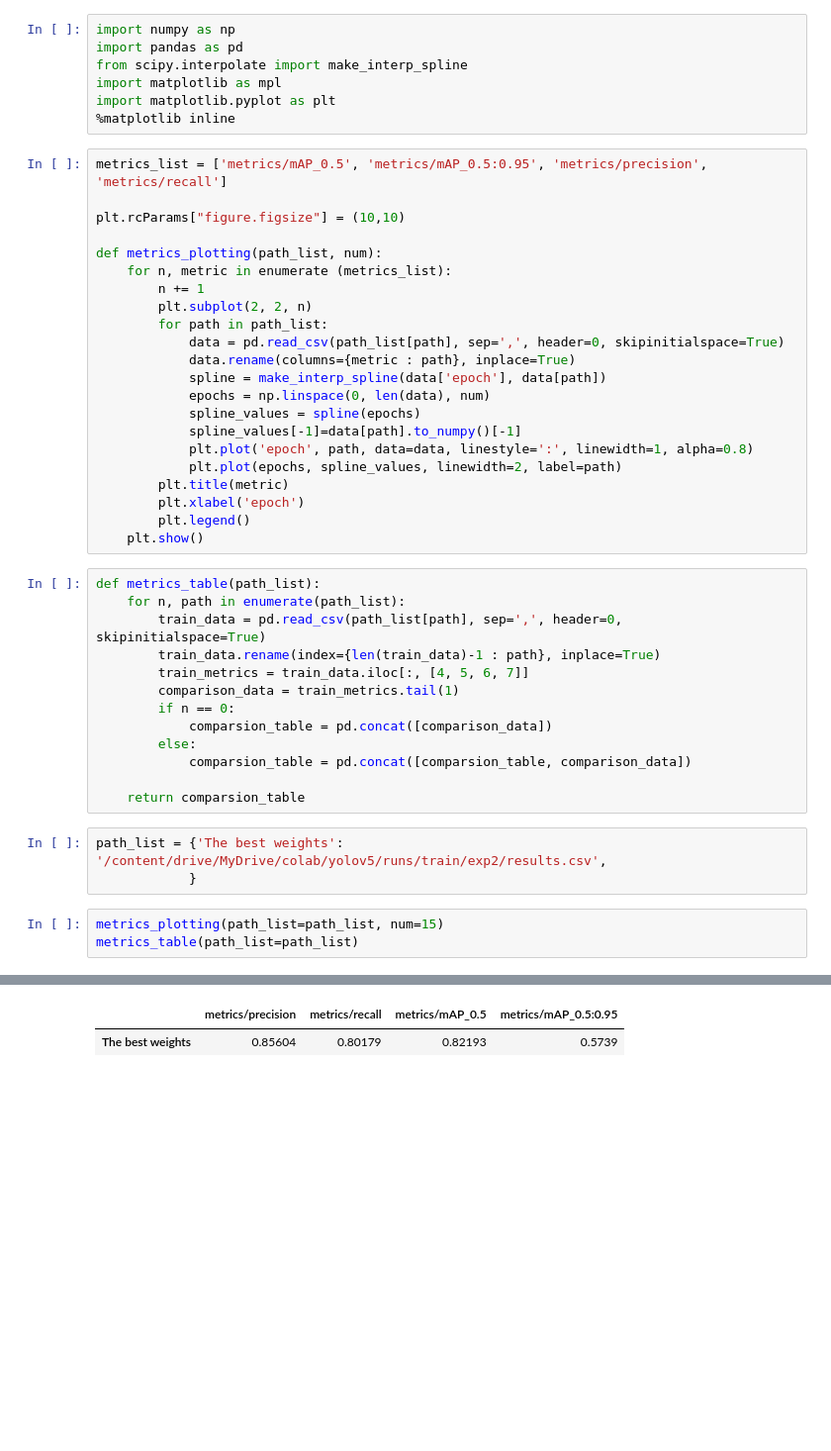
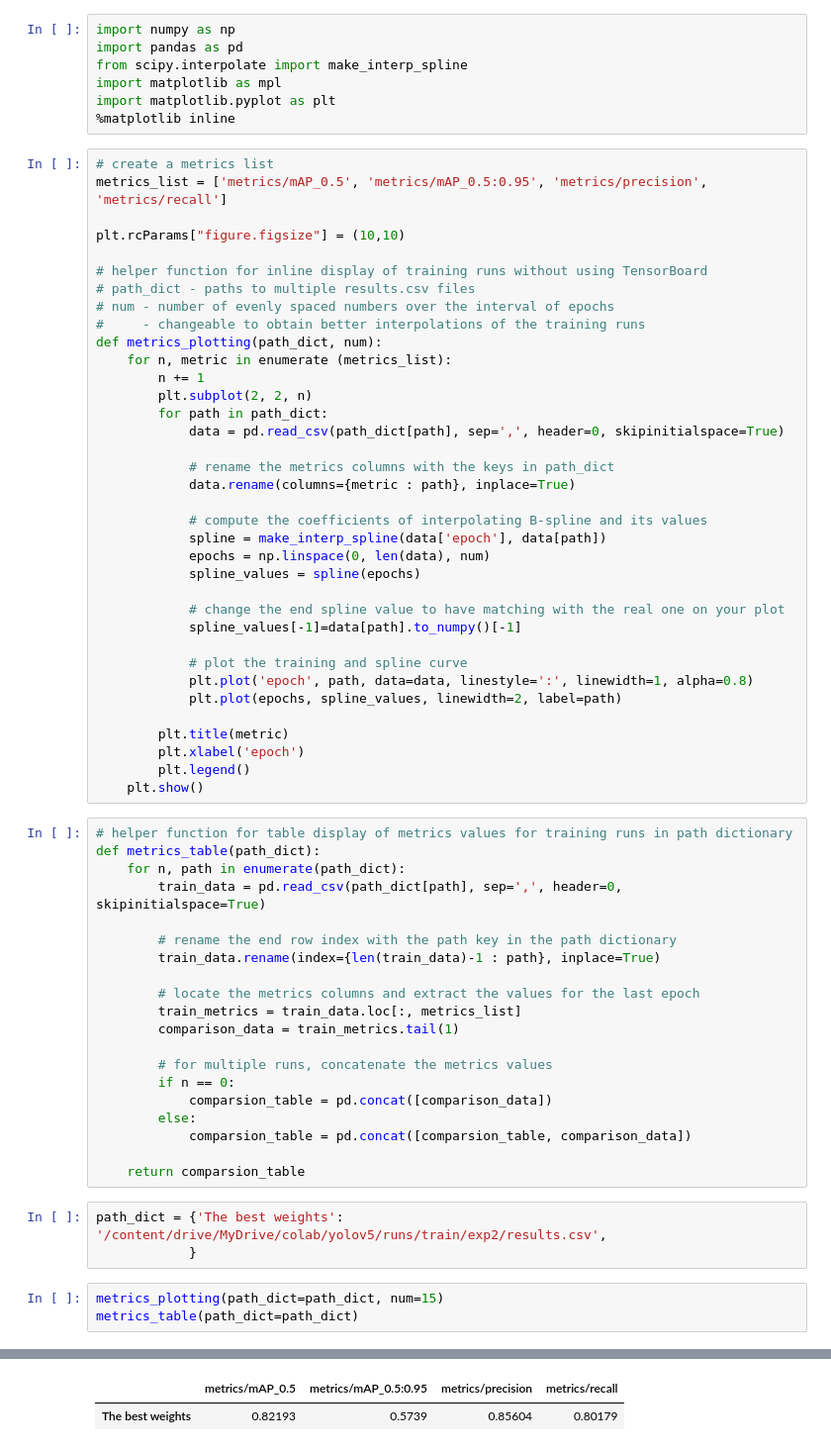
Before and after one commit to dujest/yolov5-workshop, a Jupyter notebook: YOLOv5_Hyperparameter_Evolution_2.ipynb, the cells around one changed output, grey strips where cells are left out. Shown: that part at 99% size. Saved outputs shown, nothing was run; the diff lists cells and outputs as text; blank space fills up the shorter version.

```diff
--- a/YOLOv5_Hyperparameter_Evolution_2.ipynb
+++ b/YOLOv5_Hyperparameter_Evolution_2.ipynb
@@ -79,34 +90,55 @@ import matplotlib as mpl
 import matplotlib.pyplot as plt
 %matplotlib inline
 # %%
+# create a metrics list
 metrics_list = ['metrics/mAP_0.5', 'metrics/mAP_0.5:0.95', 'metrics/precision', 'metrics/recall']
 
 plt.rcParams["figure.figsize"] = (10,10)
 
-def metrics_plotting(path_list, num):
+# helper function for inline display of training runs without using TensorBoard
+# path_dict - paths to multiple results.csv files
+# num - number of evenly spaced numbers over the interval of epochs
+#     - changeable to obtain better interpolations of the training runs
+def metrics_plotting(path_dict, num):
     for n, metric in enumerate (metrics_list):
         n += 1
         plt.subplot(2, 2, n)
-        for path in path_list:
-            data = pd.read_csv(path_list[path], sep=',', header=0, skipinitialspace=True)
+        for path in path_dict:
+            data = pd.read_csv(path_dict[path], sep=',', header=0, skipinitialspace=True)
+
+            # rename the metrics columns with the keys in path_dict
             data.rename(columns={metric : path}, inplace=True)
+
+            # compute the coefficients of interpolating B-spline and its values
             spline = make_interp_spline(data['epoch'], data[path])
             epochs = np.linspace(0, len(data), num)
             spline_values = spline(epochs)
+
+            # change the end spline value to have matching with the real one on your plot
             spline_values[-1]=data[path].to_numpy()[-1]
+
+            # plot the training and spline curve
             plt.plot('epoch', path, data=data, linestyle=':', linewidth=1, alpha=0.8)
             plt.plot(epochs, spline_values, linewidth=2, label=path)
+
         plt.title(metric)
         plt.xlabel('epoch')
         plt.legend()
     plt.show()
 # %%
-def metrics_table(path_list):
-    for n, path in enumerate(path_list):
-        train_data = pd.read_csv(path_list[path], sep=',', header=0, skipinitialspace=True)
+# helper function for table display of metrics values for training runs in path dictionary
+def metrics_table(path_dict):
+    for n, path in enumerate(path_dict):
+        train_data = pd.read_csv(path_dict[path], sep=',', header=0, skipinitialspace=True)
+
+        # rename the end row index with the path key in the path dictionary
         train_data.rename(index={len(train_data)-1 : path}, inplace=True)
-        train_metrics = train_data.iloc[:, [4, 5, 6, 7]]
+
+        # locate the metrics columns and extract the values for the last epoch
+        train_metrics = train_data.loc[:, metrics_list]
         comparison_data = train_metrics.tail(1)
+
+        # for multiple runs, concatenate the metrics values
         if n == 0:
             comparsion_table = pd.concat([comparison_data])
         else:
@@ -114,12 +146,12 @@ def metrics_table(path_list):
 
     return comparsion_table
 # %%
-path_list = {'The best weights': '/content/drive/MyDrive/colab/yolov5/runs/train/exp2/results.csv',
+path_dict = {'The best weights': '/content/drive/MyDrive/colab/yolov5/runs/train/exp2/results.csv',
             }
 # %%
-metrics_plotting(path_list=path_list, num=15)
-metrics_table(path_list=path_list)
+metrics_plotting(path_dict=path_dict, num=15)
+metrics_table(path_dict=path_dict)
 # %% [output]
 [figure]
-|  | metrics/precision | metrics/recall | metrics/mAP_0.5 | metrics/mAP_0.5:0.95 |
-| The best weights | 0.85604 | 0.80179 | 0.82193 | 0.5739 |
+|  | metrics/mAP_0.5 | metrics/mAP_0.5:0.95 | metrics/precision | metrics/recall |
+| The best weights | 0.82193 | 0.5739 | 0.85604 | 0.80179 |
```
Also changed, not shown: parts of 5 cells of this notebook.
